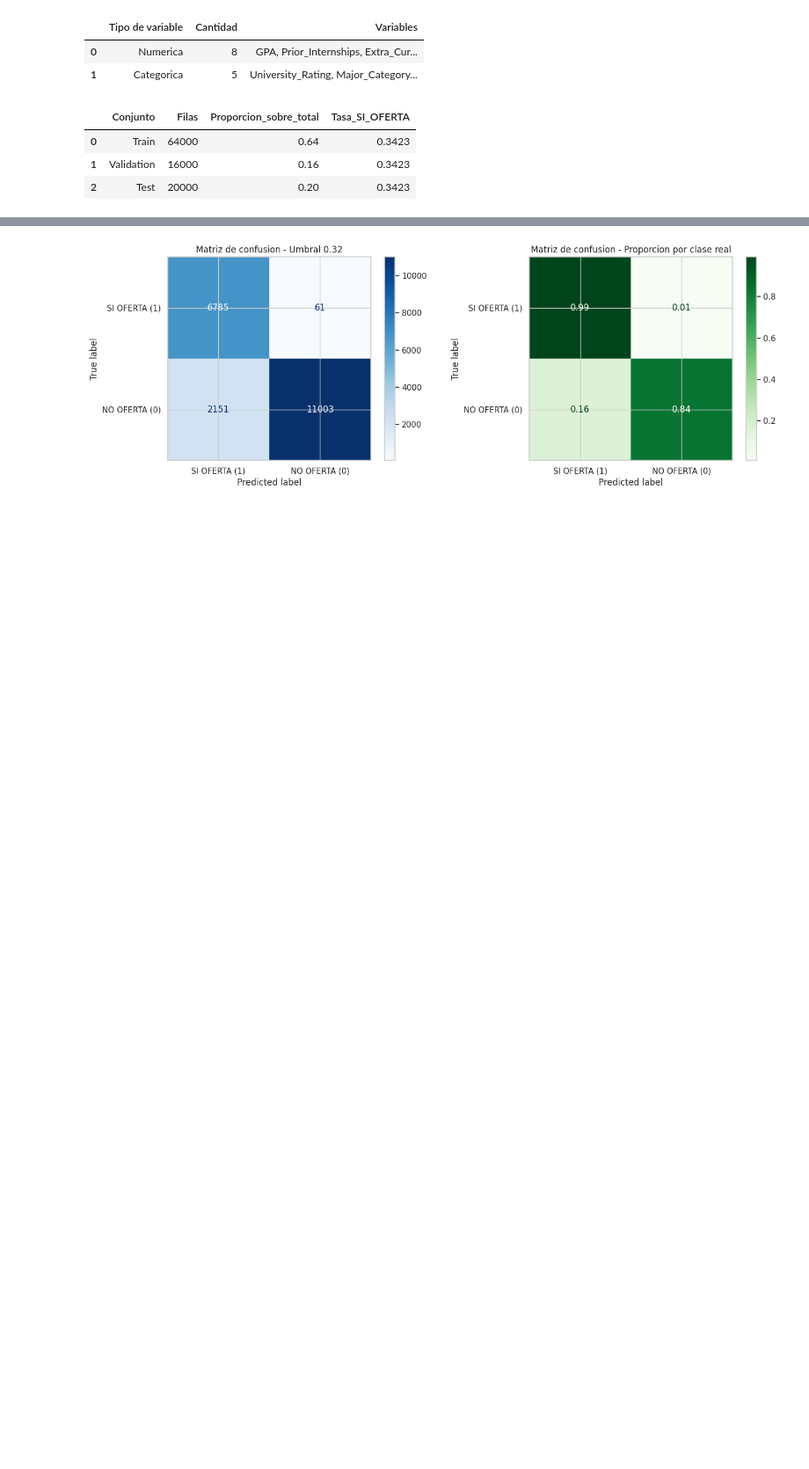
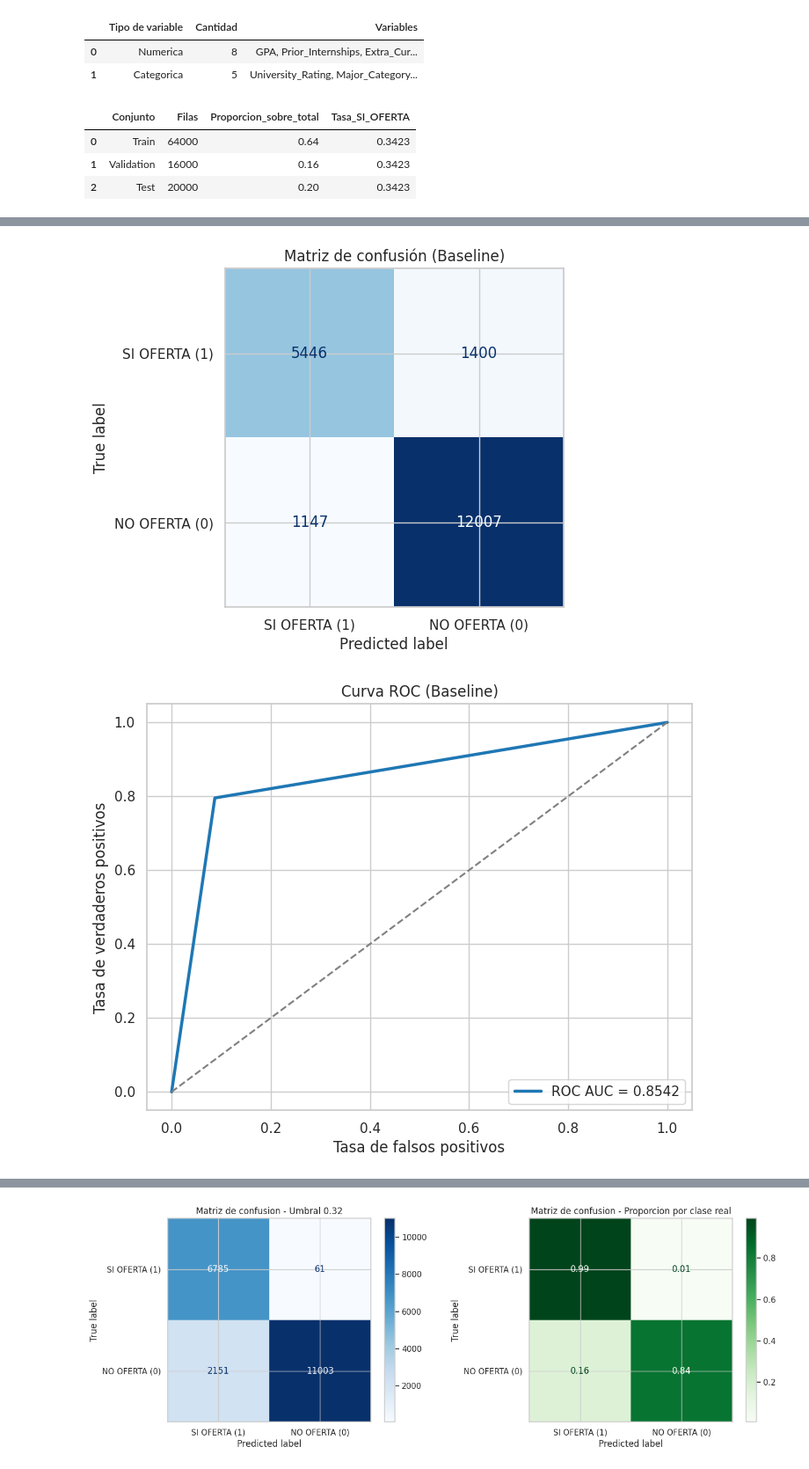
Before and after one commit to NacisCric-2908/mineria, a Jupyter notebook: job/decision_tree_offer_received.ipynb, the cells around one changed output, grey strips where cells are left out. Shown at 88% size. Cells and saved outputs as stored; diff of their text form; code cells hidden in the pictures; blank space fills up the shorter version.

Commit message:
mejora de outputs

```diff
--- a/job/decision_tree_offer_received.ipynb
+++ b/job/decision_tree_offer_received.ipynb
@@ -104,8 +104,10 @@ IMG_OUTPUT_DIR = OUTPUT_DIR / 'imagenes'
 REPORT_OUTPUT_DIR = OUTPUT_DIR / 'informe'
 
 TARGET = 'Offer_Received'
-MODEL_PATH = REPORT_OUTPUT_DIR / 'decision_tree_offer_received.pkl'
+BASE_MODEL_PATH = REPORT_OUTPUT_DIR / 'decision_tree_offer_received_base.pkl'
+IMPROVED_MODEL_PATH = REPORT_OUTPUT_DIR / 'decision_tree_offer_received_improved.pkl'
 REPORT_PATH = REPORT_OUTPUT_DIR / 'decision_tree_offer_received.md'
+MODEL_PATH = IMPROVED_MODEL_PATH
 
 CONFUSION_MATRIX_PATH = IMG_OUTPUT_DIR / 'decision_tree_confusion_matrix.png'
 ROC_CURVE_PATH = IMG_OUTPUT_DIR / 'decision_tree_roc_curve.png'
@@ -446,0 +337,72 @@ Umbral optimo seleccionado: 0.325
+# %%
+# === Gráficas e interpretaciones (Baseline) ===
+# Guardar gráficas del baseline del árbol y añadir interpretación breve
+from sklearn.metrics import confusion_matrix, roc_curve, auc, precision_recall_curve, average_precision_score, ConfusionMatrixDisplay
+import matplotlib.pyplot as plt
+
+IMG_OUTPUT_DIR.mkdir(parents=True, exist_ok=True)
+
+# Matriz de confusión (Baseline)
+cm_base = confusion_matrix(y_test, baseline_pred, labels=[1, 0])
+label_names = ['SI OFERTA (1)', 'NO OFERTA (0)']
+fig_cm_b, ax_cm_b = plt.subplots(figsize=(6, 5))
+disp_cm_b = ConfusionMatrixDisplay(confusion_matrix=cm_base, display_labels=label_names)
+disp_cm_b.plot(ax=ax_cm_b, cmap='Blues', colorbar=False, values_format='d')
+ax_cm_b.set_title('Matriz de confusión (Baseline)')
+fig_cm_b.savefig(IMG_OUTPUT_DIR / 'decision_tree_confusion_base.png', dpi=150, bbox_inches='tight')
+plt.show()
+
+# ROC (Baseline)
+fpr_b, tpr_b, _ = roc_curve(y_test, baseline_test_proba)
+roc_auc_b = auc(fpr_b, tpr_b)
+fig_roc_b, ax_roc_b = plt.subplots(figsize=(8, 6))
+ax_roc_b.plot(fpr_b, tpr_b, color='#1F77B4', linewidth=2.5, label=f'ROC AUC = {roc_auc_b:.4f}')
+ax_roc_b.plot([0, 1], [0, 1], linestyle='--', color='gray')
+ax_roc_b.set_title('Curva ROC (Baseline)')
+ax_roc_b.set_xlabel('Tasa de falsos positivos')
+ax_roc_b.set_ylabel('Tasa de verdaderos positivos')
+ax_roc_b.legend(loc='lower right')
+fig_roc_b.savefig(IMG_OUTPUT_DIR / 'decision_tree_roc_base.png', dpi=150, bbox_inches='tight')
+plt.show()
+
+# Precision-Recall (Baseline)
+precision_b, recall_b, _ = precision_recall_curve(y_test, baseline_test_proba)
+avg_prec_b = average_precision_score(y_test, baseline_test_proba)
+fig_pr_b, ax_pr_b = plt.subplots(figsize=(8, 6))
+ax_pr_b.plot(recall_b, precision_b, color='#D62728', linewidth=2.5, label=f'Average precision = {avg_prec_b:.4f}')
+ax_pr_b.set_title('Curva Precision-Recall (Baseline)')
+ax_pr_b.set_xlabel('Recall')
+ax_pr_b.set_ylabel('Precision')
+ax_pr_b.legend(loc='lower left')
+fig_pr_b.savefig(IMG_OUTPUT_DIR / 'decision_tree_pr_base.png', dpi=150, bbox_inches='tight')
+plt.show()
+
+# Barrido de umbral (Baseline)
+if 'threshold_preview_df' in globals():
+    thr_base_df = threshold_preview_df.copy()
+else:
+    thr_base_df = pd.DataFrame([
+        {'threshold': 0.50, 'precision': baseline_metrics['Precision'], 'recall': baseline_metrics['Recall'], 'f1': baseline_metrics['F1-Score'], 'f_beta_1_5': baseline_metrics['F-beta (1.5)']}
+    ])
+
+fig_thr_b, ax_thr_b = plt.subplots(figsize=(10, 6))
+ax_thr_b.plot(thr_base_df['threshold'], thr_base_df['precision'], label='Precision')
+ax_thr_b.plot(thr_base_df['threshold'], thr_base_df['recall'], label='Recall')
+ax_thr_b.plot(thr_base_df['threshold'], thr_base_df['f_beta_1_5'], label='F-beta (1.5)')
+ax_thr_b.axvline(0.50, color='black', linestyle='--', label='Umbral baseline = 0.50')
+ax_thr_b.set_title('Barrido de umbral y métricas clave (Baseline)')
+ax_thr_b.set_xlabel('Umbral de probabilidad')
+ax_thr_b.set_ylabel('Valor métrico')
+ax_thr_b.legend(loc='best')
+fig_thr_b.savefig(IMG_OUTPUT_DIR / 'decision_tree_threshold_base.png', dpi=150, bbox_inches='tight')
+plt.show()
+
+# Interpretación breve (Baseline)
+print(f'Baseline ROC AUC: {roc_auc_b:.4f} | Baseline Average Precision: {avg_prec_b:.4f}')
+print('Interpretación (Baseline):')
+print('- ROC AUC refleja la separabilidad que alcanza el árbol sin tuning adicional.')
+print('- La curva PR y el Average Precision muestran el comportamiento cuando el objetivo es la clase positiva (SI OFERTA).')
+print('- Use la matriz de confusión para valorar el costo operativo de FP vs FN en el umbral 0.50.')
+# %% [output]
+[figure, added]
+[figure, added]
```
Also changed, not shown: parts of 6 cells of this notebook, 17 other files.
